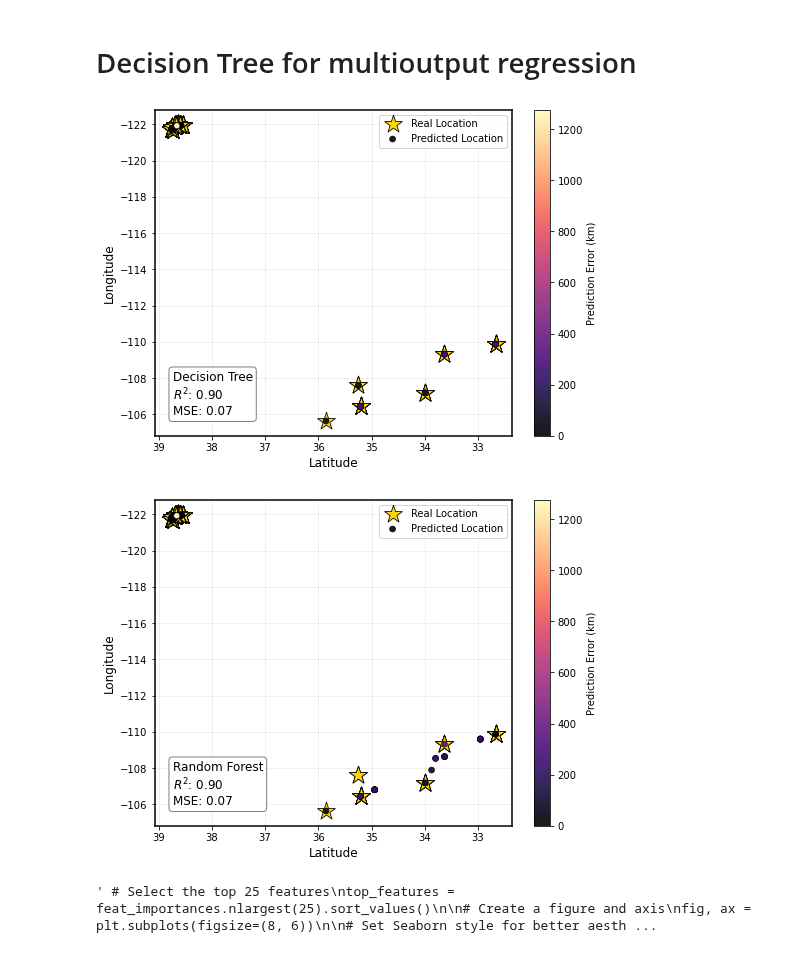
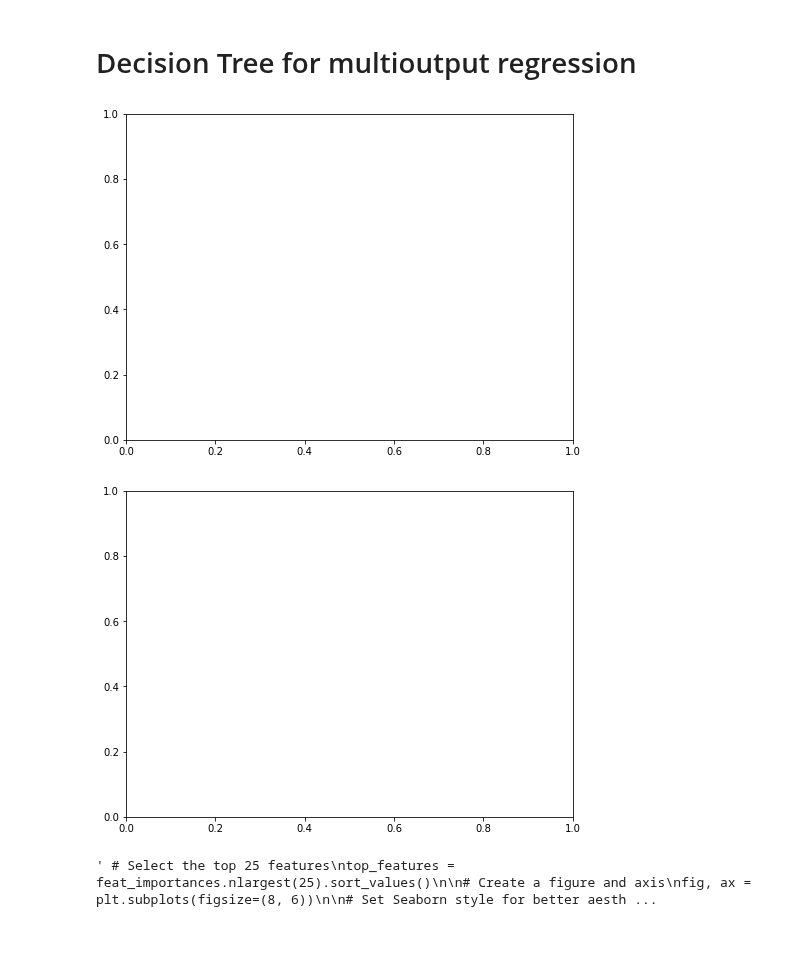
Before and after one commit to hayesrebecca/pollenGeolocation, a Jupyter notebook: 2_modelComparisons.ipynb, the cells around one changed output. Cells and saved outputs as stored; diff of their text form; code cells hidden in the pictures.

```diff
--- a/2_modelComparisons.ipynb
+++ b/2_modelComparisons.ipynb
@@ -141,36 +141,36 @@ avg_distance_DTR = np.mean(distances_DTR)
 se_distance_DTR = np.std(distances_DTR)
 
 
-plot_test_preds(y_test, preds_DTR, sc_y, "Decision Tree", ax=ax)
+#plot_test_preds(y_test, preds_DTR, sc_y, "Decision Tree", ax=ax)
 # %% [output]
-[figure, old version]
+[figure, new version]
 # %%
 #Random forest
 # Create a figure and an axis
 fig, ax = plt.subplots(figsize=(8, 6))
 
 # Using tuned model
 rf =RandomForestRegressor(n_estimators = 1000,
                           min_samples_split = 20,
                           min_samples_leaf = 1,
                           #max_samples=0.75,
                           max_features = 'auto',
                           max_depth = 20,
                           bootstrap = False)
 rf = rf.fit(X_train,y_train)
 
 pred_train = rf.predict(X_train)
 preds_RF = rf.predict(X_test)
 
 RF_rsq = r2_score(y_test,preds_RF)
 RF_mse = mean_squared_error(y_test,preds_RF)
 distances_RF = [geodesic(real, pred).kilometers for real, pred in zip(y_test, preds_RF)]
 avg_distance_RF = np.mean(distances_RF)
 se_distance_RF = np.std(distances_RF)
 
-plot_test_preds(y_test, preds_RF, sc_y, "Random Forest", ax=ax)
+#plot_test_preds(y_test, preds_RF, sc_y, "Random Forest", ax=ax)
 # %% [output]
-[figure, old version]
+[figure, new version]
 # %%
 """ # Select the top 25 features
 top_features = feat_importances.nlargest(25).sort_values()
```
Also changed, not shown: parts of 11 cells of this notebook, 1 other file.
